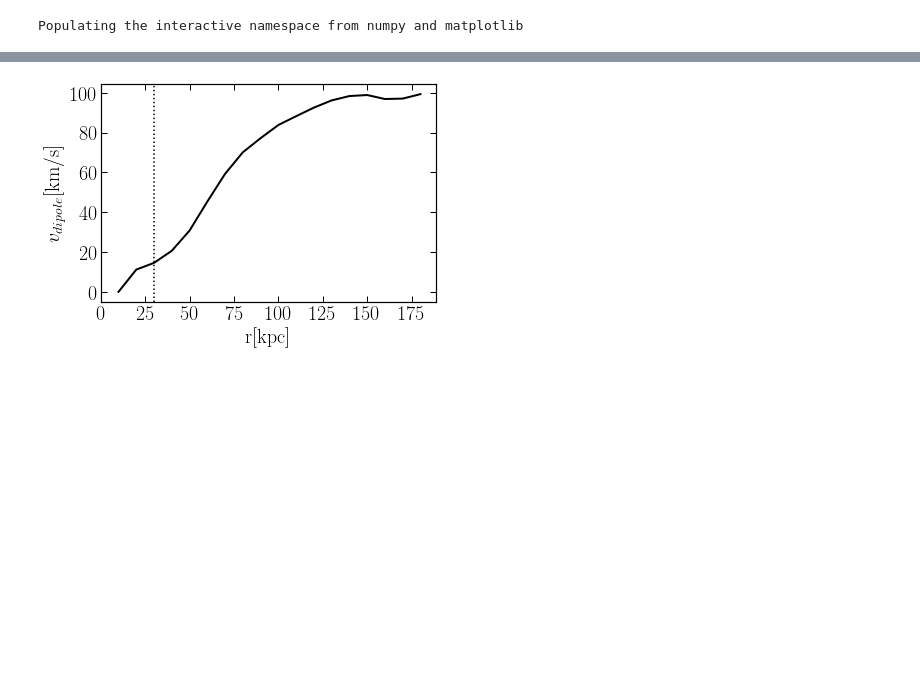
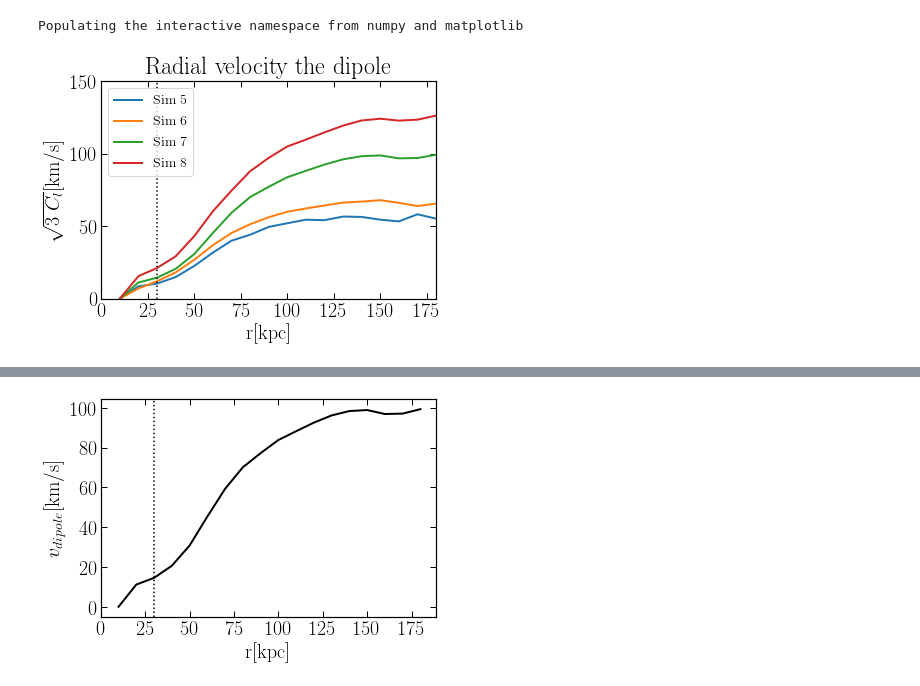
Before and after one commit to jngaravitoc/MW-LMC-SCF, a Jupyter notebook: notebooks/vr_power.ipynb, the cells around one changed output, grey strips where cells are left out. Cells and saved outputs as stored; diff of their text form; code cells hidden in the pictures; blank space fills up the shorter version.

```diff
--- a/notebooks/vr_power.ipynb
+++ b/notebooks/vr_power.ipynb
@@ -10,2 +15,22 @@ r, power = np.loadtxt('../data/interim/r_dipole_vals.txt', skiprows=1, unpack=Tr
+# %%
+fig = plt.figure(figsize=(6,4))
+plt.plot(rlmc1, powerlmc1**0.5,  lw=2, label='Sim 5')
+plt.plot(rlmc2, powerlmc2**0.5,  lw=2, label='Sim 6')
+plt.plot(rlmc3, powerlmc3**0.5,  lw=2, label='Sim 7')
+plt.plot(rlmc4, powerlmc4**0.5,  lw=2, label='Sim 8')
+
+
+legend(fontsize=14)
+xlabel(r'$\rm{r}[kpc]$')
+ylabel(r'$\sqrt{3\ C_l} \rm{[km/s]}$')
+axvline(30, ls=':', c='k')
+xticks(np.arange(0, 200, 25))
+title('Radial velocity the dipole')
+xlim(0, 180)
+ylim(0, 150)
+
+savefig('vr_dipole.pdf', bbox_inches='tight')
+# %% [output]
+[figure, added]
 # %%
 fig = plt.figure(figsize=(6,4))
```
Also changed, not shown: parts of 3 cells of this notebook.
